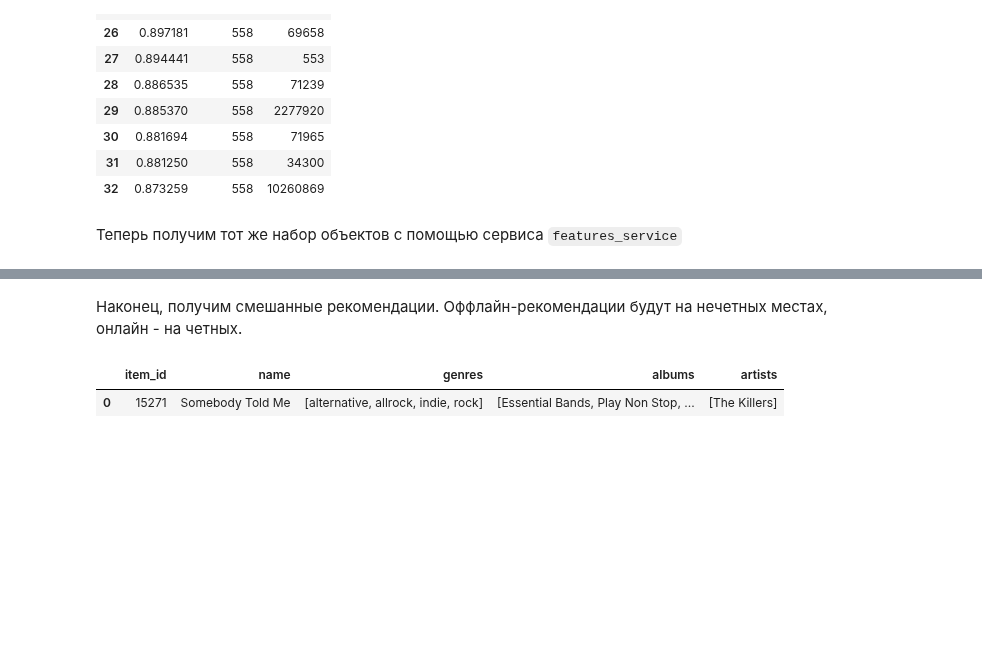
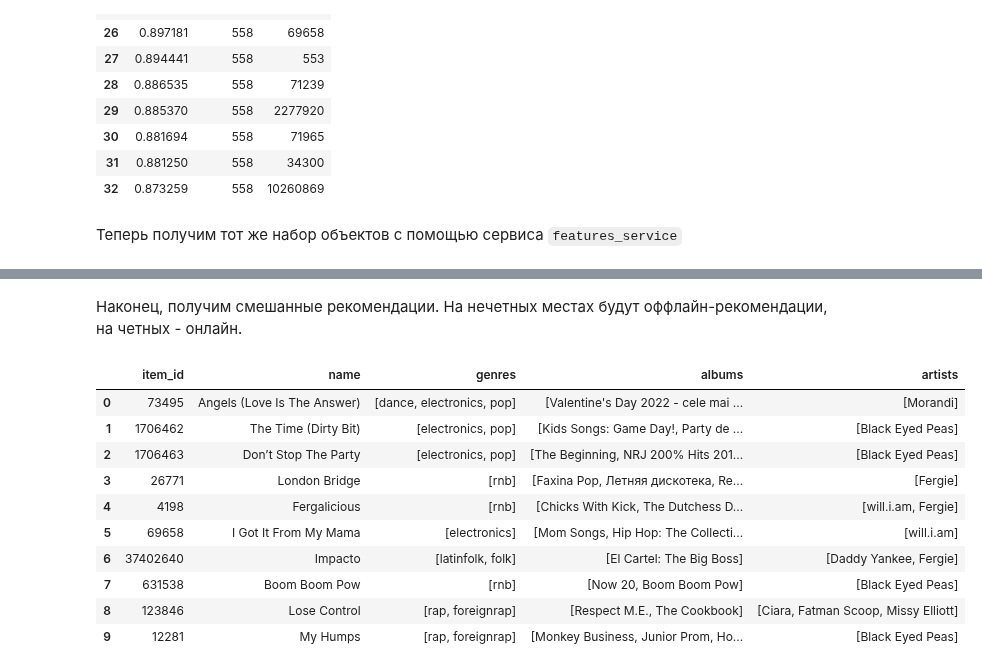
Before and after one commit to ibnkir/music-recsys-project, a Jupyter notebook: part_3_test.ipynb, the cells around one changed output, grey strips where cells are left out. Cells and saved outputs as stored; diff of their text form; code cells hidden in the pictures; blank space fills up the shorter version.

```diff
--- a/part_3_test.ipynb
+++ b/part_3_test.ipynb
@@ -208,16 +217,22 @@ else:
 # %% [markdown]
-Наконец, получим смешанные рекомендации. Оффлайн-рекомендации будут на нечетных местах, онлайн - на четных.
+Наконец, получим смешанные рекомендации. На нечетных местах будут оффлайн-рекомендации, на четных - онлайн.
 # %%
 params = {"user_id": user_id, 'k': 10}
 resp = requests.post(recommendations_url + "/recommendations", headers=headers, params=params)
-
 if resp.status_code == 200:
-    result = resp.json()
-    display_items(recs['recs'])
-
+    resp = resp.json()
+    display_items(resp['recs'])
 else:
-    result = None
     print(f"status code: {resp.status_code}")
 # %% [output]
 |  | item_id | name | genres | albums | artists |
-| 0 | 15271 | Somebody Told Me | [alternative, allrock, indie, rock] | [Essential Bands, Play Non Stop, ... | [The Killers] |
+| 0 | 73495 | Angels (Love Is The Answer) | [dance, electronics, pop] | [Valentine's Day 2022 - cele mai ... | [Morandi] |
+| 1 | 1706462 | The Time (Dirty Bit) | [electronics, pop] | [Kids Songs: Game Day!, Party de ... | [Black Eyed Peas] |
+| 2 | 1706463 | Don’t Stop The Party | [electronics, pop] | [The Beginning, NRJ 200% Hits 201... | [Black Eyed Peas] |
+| 3 | 26771 | London Bridge | [rnb] | [Faxina Pop, Летняя дискотека, Re... | [Fergie] |
+| 4 | 4198 | Fergalicious | [rnb] | [Chicks With Kick, The Dutchess D... | [will.i.am, Fergie] |
+| 5 | 69658 | I Got It From My Mama | [electronics] | [Mom Songs, Hip Hop: The Collecti... | [will.i.am] |
+| 6 | 37402640 | Impacto | [latinfolk, folk] | [El Cartel: The Big Boss] | [Daddy Yankee, Fergie] |
+| 7 | 631538 | Boom Boom Pow | [rnb] | [Now 20, Boom Boom Pow] | [Black Eyed Peas] |
+| 8 | 123846 | Lose Control | [rap, foreignrap] | [Respect M.E., The Cookbook] | [Ciara, Fatman Scoop, Missy Elliott] |
+| 9 | 12281 | My Humps | [rap, foreignrap] | [Monkey Business, Junior Prom, Ho... | [Black Eyed Peas] |
```
Also changed, not shown: parts of 13 cells of this notebook.
